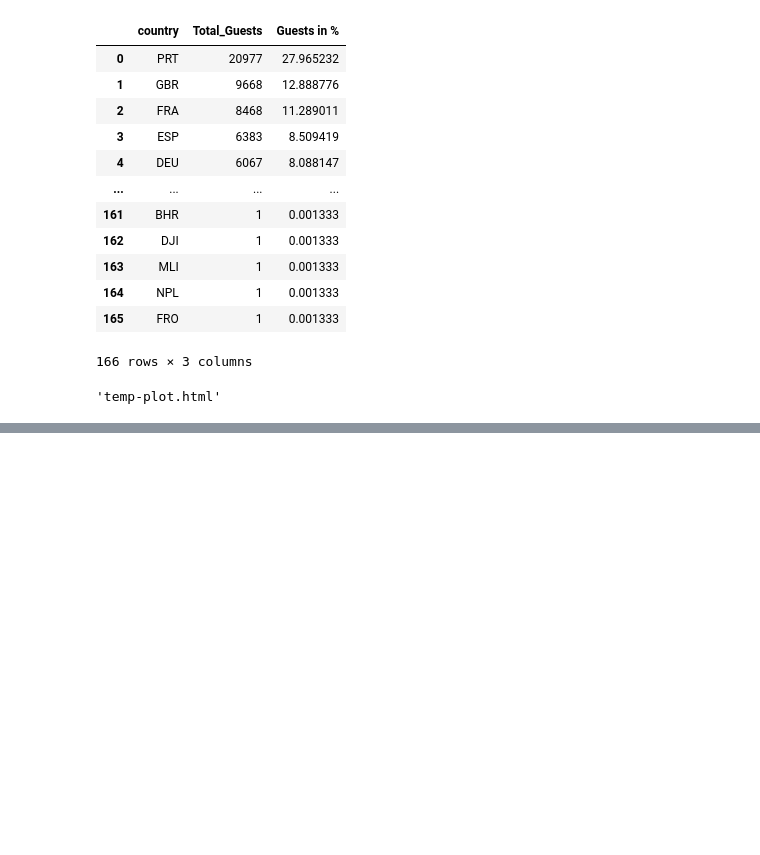
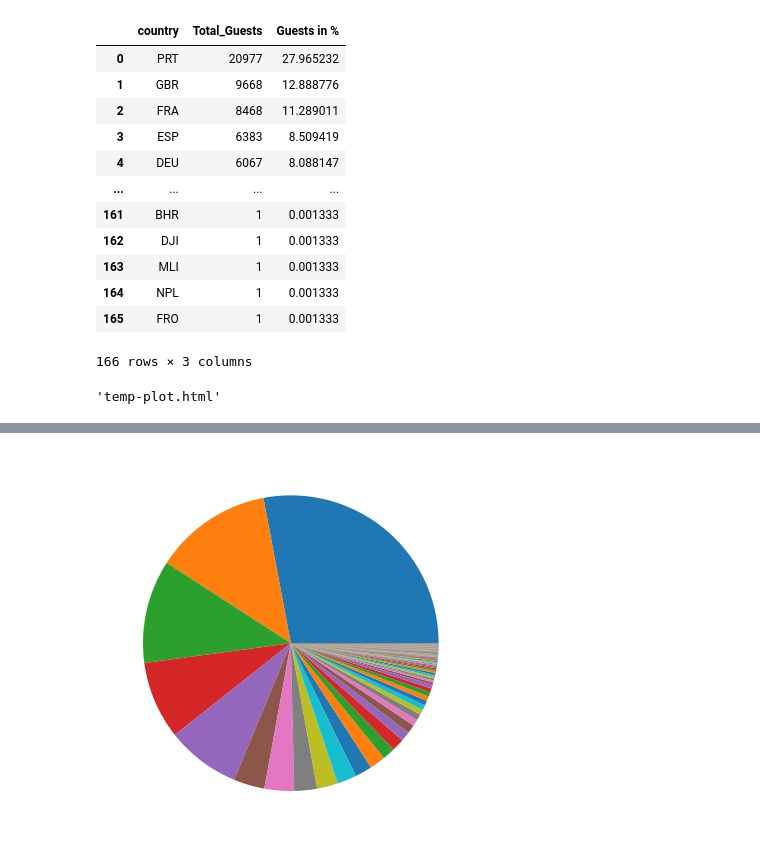
Before and after one commit to abhaygzb15/Hotel_Data_Analytics, a Jupyter notebook: Project1_hotelbookings/Hotel_Bookings_Data_Analytics.ipynb, the cells around one changed output, grey strips where cells are left out. Saved outputs shown, nothing was run; the diff lists cells and outputs as text; code cells hidden in the pictures; blank space fills up the shorter version.

```diff
--- a/Project1_hotelbookings/Hotel_Bookings_Data_Analytics.ipynb
+++ b/Project1_hotelbookings/Hotel_Bookings_Data_Analytics.ipynb
@@ -516,0 +540,7 @@ map_guest.show()
+# %%
+y=guest_country['Total_Guests']
+names=guest_country['country']
+plt.pie(y,labels=names)
+plt.show()
+# %% [output]
+[figure, added]
```
Also changed, not shown: parts of 3 cells of this notebook.
